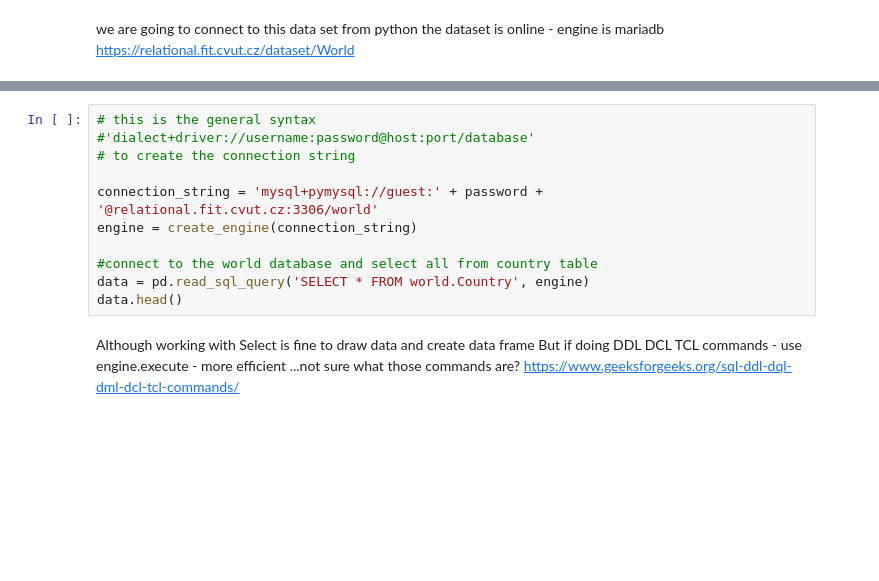
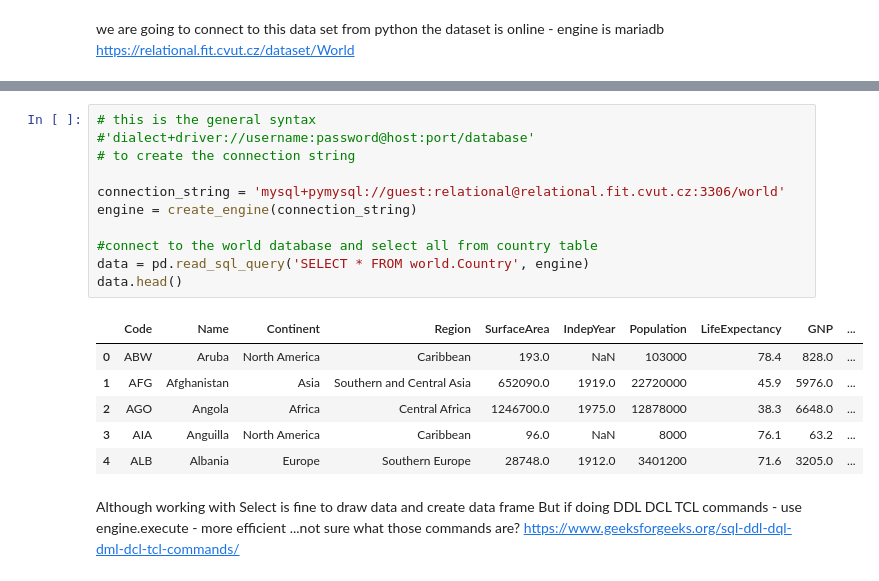
Before and after one commit to student-IH-labs-and-stuff/BER-DAFT-OCT20-Sian, a Jupyter notebook: Other/unit 3 day 1.ipynb, the cells around one changed output, grey strips where cells are left out. Saved outputs shown, nothing was run; the diff lists cells and outputs as text; blank space fills up the shorter version.

```diff
--- a/Other/unit 3 day 1.ipynb
+++ b/Other/unit 3 day 1.ipynb
@@ -11,14 +14,21 @@ password = getpass.getpass()
 # %%
 # this is the general syntax
 #'dialect+driver://username:password@host:port/database'
 # to create the connection string
 
-connection_string = 'mysql+pymysql://guest:' + password + '@relational.fit.cvut.cz:3306/world'
+connection_string = 'mysql+pymysql://guest:relational@relational.fit.cvut.cz:3306/world'
 engine = create_engine(connection_string)
 
 #connect to the world database and select all from country table
 data = pd.read_sql_query('SELECT * FROM world.Country', engine)
 data.head()
+# %% [output]
+|  | Code | Name | Continent | Region | SurfaceArea | IndepYear | Population | LifeExpectancy | GNP | ... |
+| 0 | ABW | Aruba | North America | Caribbean | 193.0 | NaN | 103000 | 78.4 | 828.0 | ... |
+| 1 | AFG | Afghanistan | Asia | Southern and Central Asia | 652090.0 | 1919.0 | 22720000 | 45.9 | 5976.0 | ... |
+| 2 | AGO | Angola | Africa | Central Africa | 1246700.0 | 1975.0 | 12878000 | 38.3 | 6648.0 | ... |
+| 3 | AIA | Anguilla | North America | Caribbean | 96.0 | NaN | 8000 | 76.1 | 63.2 | ... |
+| 4 | ALB | Albania | Europe | Southern Europe | 28748.0 | 1912.0 | 3401200 | 71.6 | 3205.0 | ... |
 # %% [markdown]
 Although working with Select is fine to draw data and create data frame
 But if doing DDL DCL TCL commands - use engine.execute - more efficient
```
Also changed, not shown: parts of 14 cells of this notebook, 3 other files.
